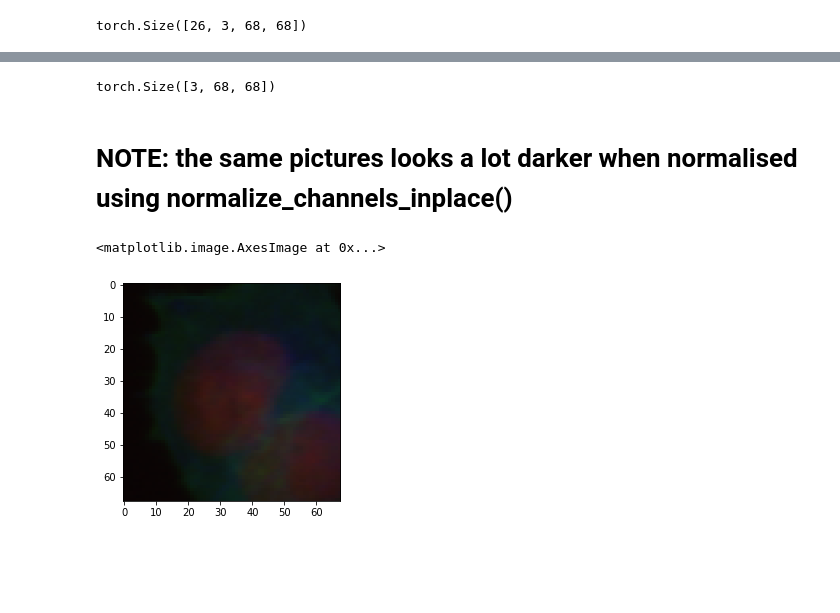
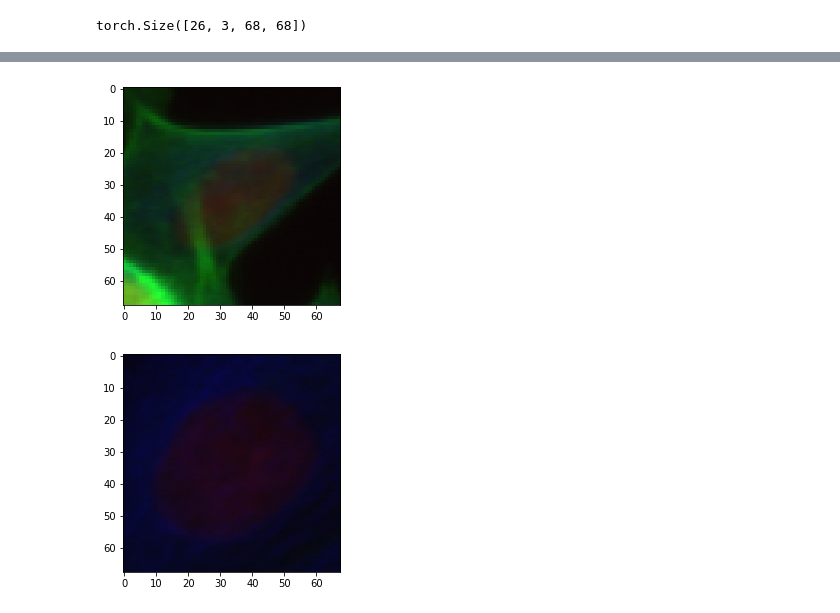
Before and after one commit to RasmusML/generative-models-for-phenotypic-profiling, a Jupyter notebook: cells_plot.ipynb, the cells around one changed output, grey strips where cells are left out. Saved outputs shown, nothing was run; the diff lists cells and outputs as text; code cells hidden in the pictures; blank space fills up the shorter version.

```diff
--- a/cells_plot.ipynb
+++ b/cells_plot.ipynb
@@ -112,5 +73,4 @@ for i in range(columns):
 # %%
-images = prepare_raw_images(images)
 normalize_channels_inplace(images)
 print(images.shape)
 # %% [output]
@@ -129,21 +77,0 @@ channel 2 interval: [0.01; 1.00]
-# %%
-class SingleCellDataset(Dataset):
-
-    def __init__(self, metadata: pd.DataFrame, images: torch.Tensor, label_to_id: Dict[str, int]):
-        self.metadata = metadata
-        self.label_to_id = label_to_id
-        self.images = images
-
-    def __len__(self):
-        return self.metadata.shape[0]
-
-    def __getitem__(self, idx):
-        row = self.metadata.iloc[idx]
-
-        image_id = row["Single_Cell_Image_Id"]
-        image = self.images[image_id]
-
-        label_name = row["moa"]
-        label = self.label_to_id[label_name]
-
-        return image, label
@@ -158,11 +94,0 @@ len(train_set)
-# %%
-images[1].shape
-# %% [output]
-torch.Size([3, 68, 68])
-# %% [markdown]
-# NOTE: the same pictures looks a lot darker when normalised using normalize_channels_inplace()
-# %%
-plt.imshow(torch.permute(images[1], (1, 2, 0)))
-# %% [output]
-<matplotlib.image.AxesImage at 0x...>
-[figure, removed]
@@ -168,0 +101,8 @@ plt.imshow(torch.permute(images[1], (1, 2, 0)))
+# %%
+plot_image(x0)
+# %% [output]
+[figure, added]
+# %%
+plot_image(x1)
+# %% [output]
+[figure, added]
```
Also changed, not shown: parts of 23 cells of this notebook.
